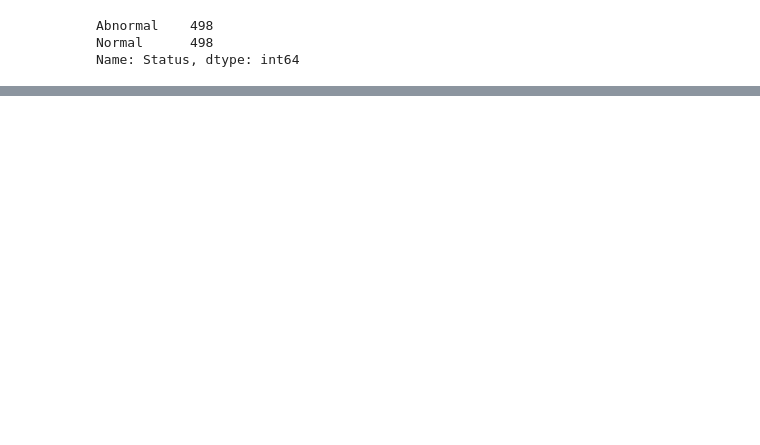
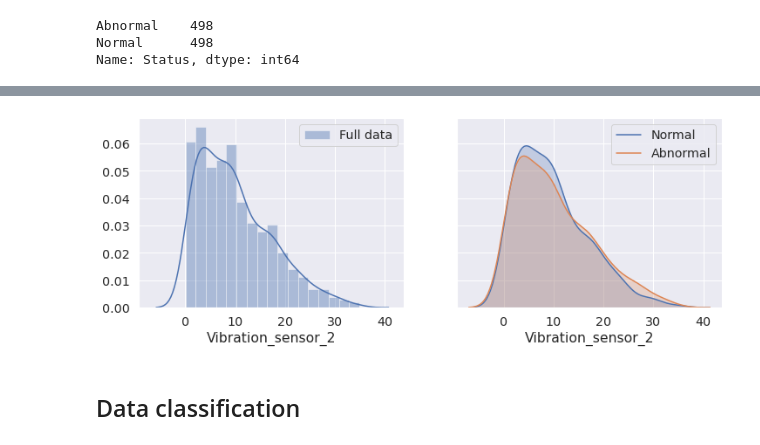
Before and after one commit to animaviridis/dmv-practicals, a Jupyter notebook: assessment/assignment2/task2.ipynb, the cells around one changed output, grey strips where cells are left out. Drawn from its saved outputs; the diff is of its cells as text; code cells hidden in the pictures; blank space fills up the shorter version.

```diff
--- a/assessment/assignment2/task2.ipynb
+++ b/assessment/assignment2/task2.ipynb
@@ -82,0 +114,16 @@ Name: Status, dtype: int64
+# %%
+plot_var = 'Vibration_sensor_2'
+fig, axes = plt.subplots(1, 2, figsize=(12,4), sharey='all', sharex='all')
+
+sns.distplot(df[plot_var], ax=axes[0], label='Full data')
+axes[0].legend()
+
+for class_label in df['Status'].unique():
+    sns.kdeplot(df[plot_var][np.where(df['Status']==class_label)[0]],
+                ax=axes[1], label=class_label, shade=True)
+_ = axes[1].set_xlabel(plot_var)
+# _ = fig.suptitle(f"Density plot: variable {plot_var}")
+# %% [output]
+[figure, added]
+# %% [markdown]
+## Data classification
```
Also changed, not shown: parts of 19 cells of this notebook.
